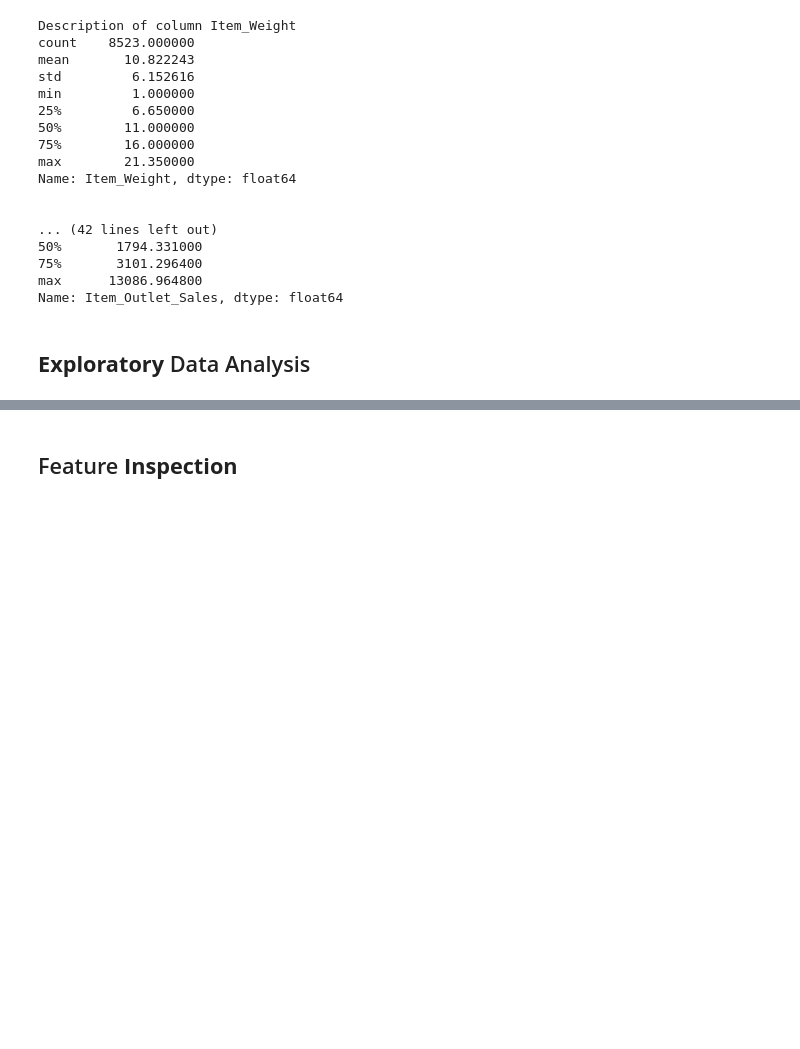
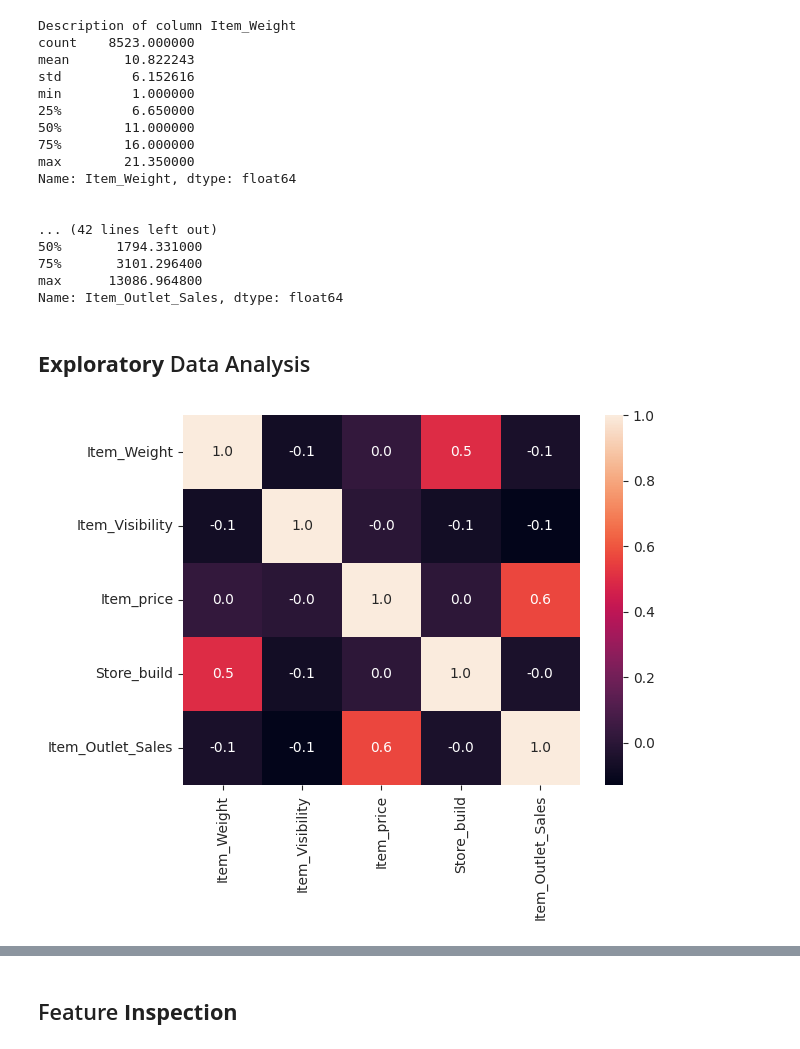
Before and after one commit to ashrafabuareesh/Prediction-_of-Product-Sales, a Jupyter notebook: Copy_of_Prediction_of_Product_Sales.ipynb, the cells around one changed output, grey strips where cells are left out. Drawn from its saved outputs; the diff is of its cells as text; code cells hidden in the pictures; blank space fills up the shorter version.

```diff
--- a/Copy_of_Prediction_of_Product_Sales.ipynb
+++ b/Copy_of_Prediction_of_Product_Sales.ipynb
@@ -16,6 +16,9 @@ from google.colab import drive
 drive.mount('/content/drive1')
 import pandas as pd
 import numpy as np
+import matplotlib.pyplot as plt
+import seaborn as sns
+sns.set_style("ticks")
 # %% [output]
 Drive already mounted at /content/drive1; to attempt to forcibly remount, call drive.mount("/content/drive1", force_remount=True).
 # %%
@@ -375,3 +379,10 @@ fpath_out="/content/drive1/MyDrive/CodingDojo/01-Fundamentals/Week02/Data/sales_
 df_predictions.to_csv(fpath_out,index=True)
 # %% [markdown]
 ## **Exploratory** Data Analysis
+# %%
+#heatmap
+fig,ax=plt.subplots()
+corr=df_predictions.corr(numeric_only=True)
+ax=sns.heatmap(corr,annot=True,fmt='.1f')
+# %% [output]
+[figure, added]
```
Also changed, not shown: parts of 22 cells of this notebook.
